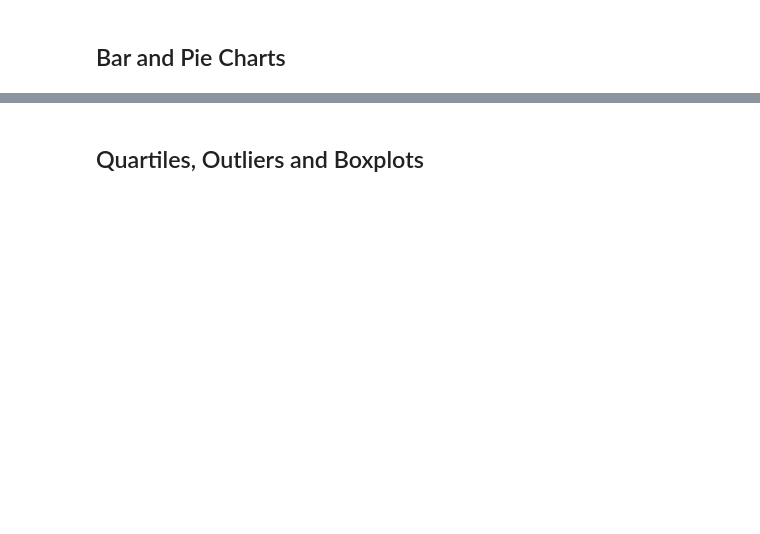
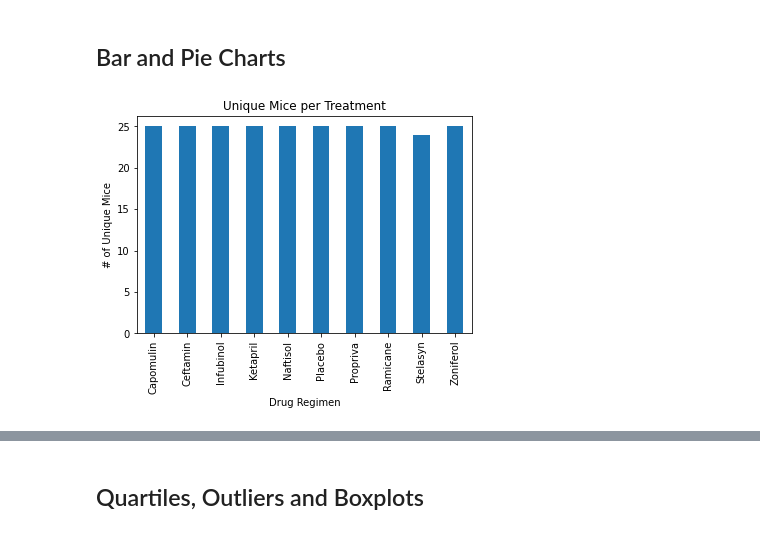
Before and after one commit to Enestvedt/matplotlib_challenge, a Jupyter notebook: Pymaceuticals/pymaceuticals_starter.ipynb, the cells around one changed output, grey strips where cells are left out. Cells and saved outputs as stored; diff of their text form; code cells hidden in the pictures; blank space fills up the shorter version.

```diff
--- a/Pymaceuticals/pymaceuticals_starter.ipynb
+++ b/Pymaceuticals/pymaceuticals_starter.ipynb
@@ -18,4 +41,6 @@ ModuleNotFoundError: No module named 'matplotlib'
 # %%
-# Combine the data into a single dataset
+# Combine the data into a single dataset (Mouse ID)
+combined_data = mouse_metadata.merge(study_results, how='outer', on='Mouse ID')
 
 # Display the data table for preview
+print(combined_data)
@@ -29,0 +120,5 @@ ModuleNotFoundError: No module named 'matplotlib'
+# %%
+# Create a clean DataFrame by dropping the duplicate mouse by its ID.
+# I didn't drop the mouse - I just dropped the duplicate records.  I wasn't sure what was intended here.  I could have eliminated the mouse entirely, but that didn't seem to make sense, so I just dropped duplated rows, keeping one row for each mouse/time point.
+clean_df = combined_data.drop_duplicates(subset=['Mouse ID', 'Timepoint'], keep='last')
+clean_df
@@ -37,3 +149,15 @@ ModuleNotFoundError: No module named 'matplotlib'
 # Use groupby and summary statistical methods to calculate the following properties of each drug regimen:
 # mean, median, variance, standard deviation, and SEM of the tumor volume.
 # Assemble the resulting series into a single summary dataframe.
+treatment_groups = clean_df.groupby(['Drug Regimen'])
+
+mean_tumor = treatment_groups['Tumor Volume (mm3)'].mean().to_frame('Mean')
+median_tumor = treatment_groups['Tumor Volume (mm3)'].median().to_frame('Median')
+var_tumor = treatment_groups['Tumor Volume (mm3)'].var().to_frame('Var')
+std_tumor = treatment_groups['Tumor Volume (mm3)'].std().to_frame('Std')
+sem_tumor = treatment_groups['Tumor Volume (mm3)'].sem().to_frame('SEM')
+
+#merge the data
+summary_df = mean_tumor.merge(median_tumor,on='Drug Regimen').merge(var_tumor,on='Drug Regimen').merge(std_tumor,on='Drug Regimen').merge(sem_tumor,on='Drug Regimen')
+
+print(summary_df)
@@ -45,5 +198,10 @@ ModuleNotFoundError: No module named 'matplotlib'
 ## Bar and Pie Charts
 # %%
 # Generate a bar plot showing the total number of unique mice tested on each drug regimen using pandas.
+mouse_count = treatment_groups['Mouse ID'].nunique().to_frame()
+mouse_count.plot(kind='bar', legend=False, title='Unique Mice per Treatment', ylabel='# of Unique Mice')
+plt.show()
+# %% [output]
+[figure, added]
 # %%
 # Generate a bar plot showing the total number of unique mice tested on each drug regimen using pyplot.
```
Also changed, not shown: parts of 26 cells of this notebook.
